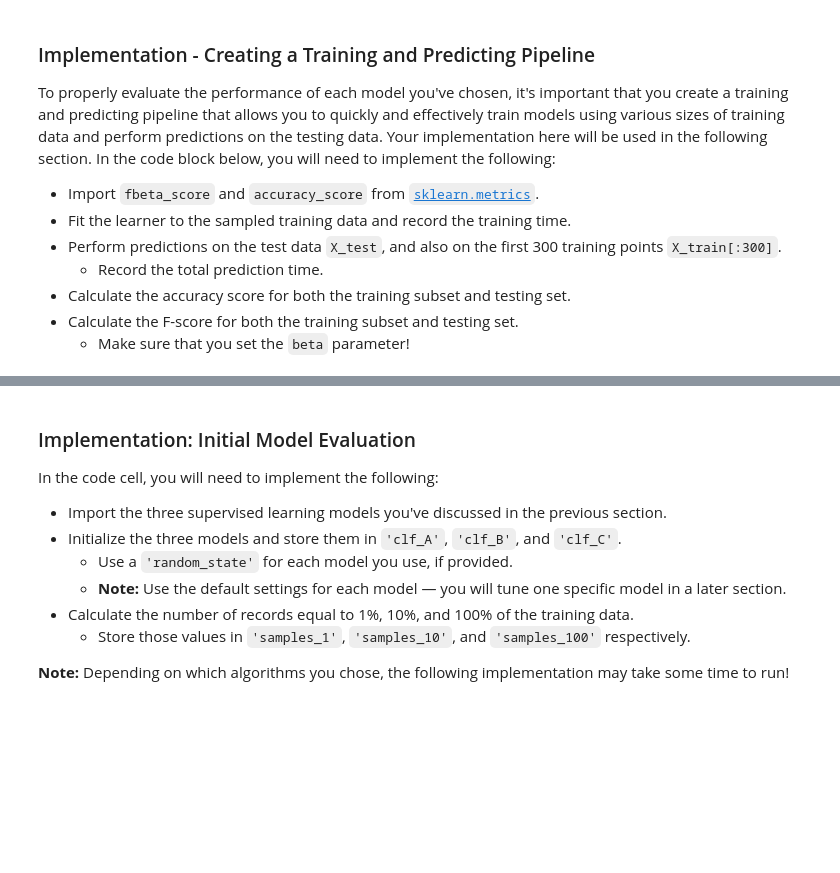
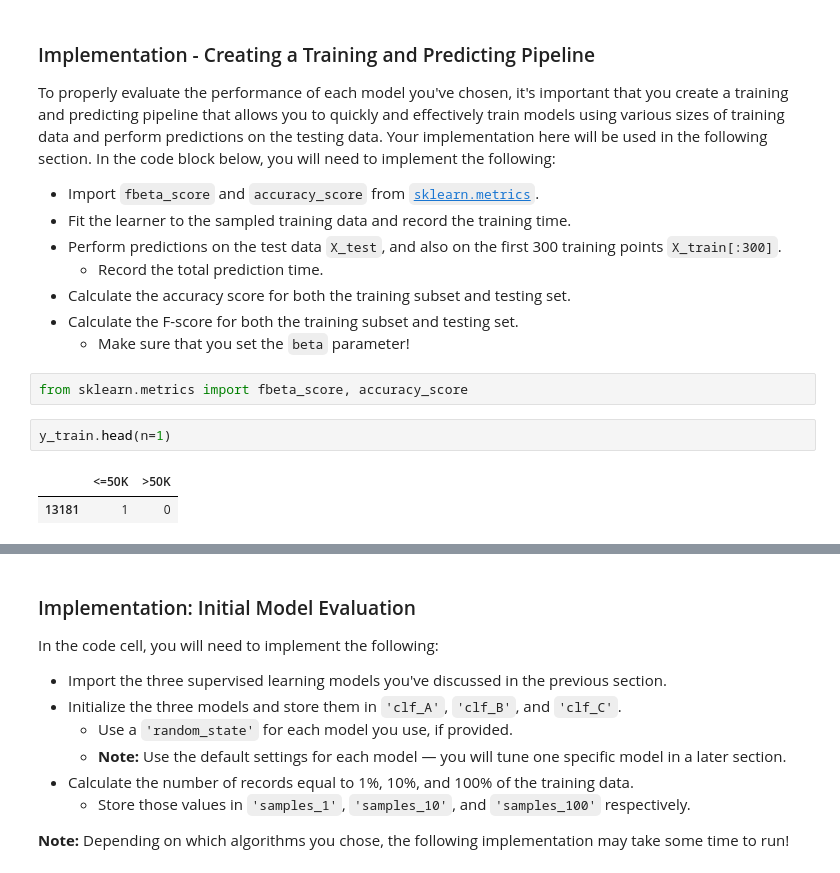
Before and after one commit to Ryanglambert/machine-learning, a Jupyter notebook: projects/finding_donors/finding_donors.ipynb, the cells around one changed output, grey strips where cells are left out. Cells and saved outputs as stored; diff of their text form; blank space fills up the shorter version.

```diff
--- a/projects/finding_donors/finding_donors.ipynb
+++ b/projects/finding_donors/finding_donors.ipynb
@@ -333,5 +349,12 @@ In the code block below, you will need to implement the following:
  - Calculate the accuracy score for both the training subset and testing set.
  - Calculate the F-score for both the training subset and testing set.
    - Make sure that you set the `beta` parameter!
+# %%
+from sklearn.metrics import fbeta_score, accuracy_score
+# %%
+y_train.head(n=1)
+# %% [output]
+|  | <=50K | >50K |
+| 13181 | 1 | 0 |
 # %%
 # TODO: Import two metrics from sklearn - fbeta_score and accuracy_score
```
Also changed, not shown: parts of 29 cells of this notebook.
